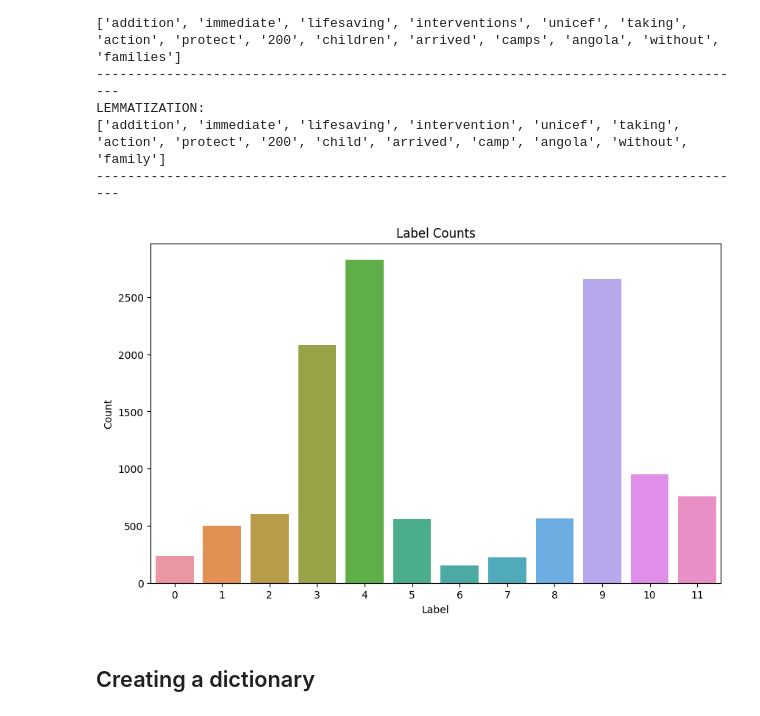
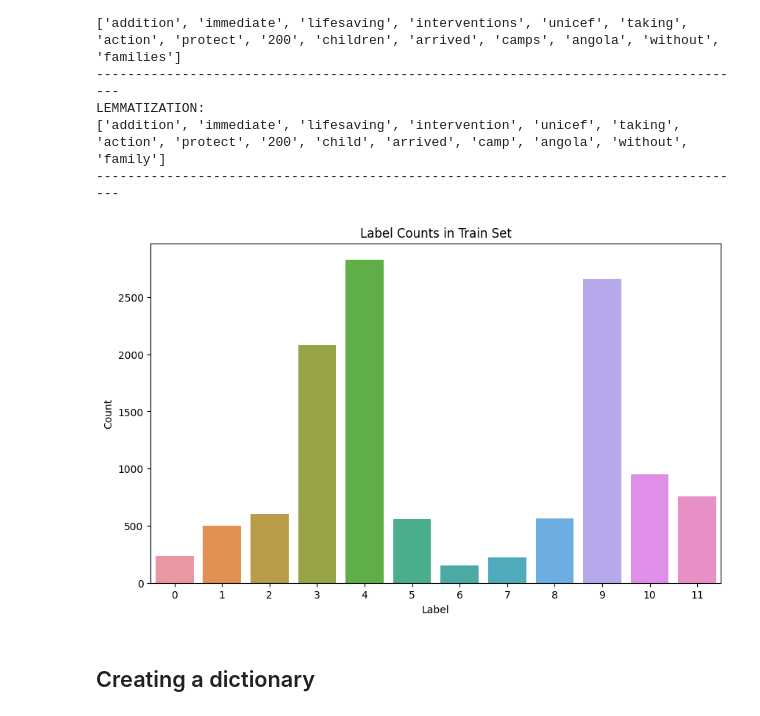
Before and after one commit to borosabel/NLP, a Jupyter notebook: Assignment1.ipynb, the cells around one changed output. Saved outputs shown, nothing was run; the diff lists cells and outputs as text; code cells hidden in the pictures.

```diff
--- a/Assignment1.ipynb
+++ b/Assignment1.ipynb
@@ -204,12 +204,12 @@ label_counts = label_counts.sort_values(by='label', ascending=True)
 # %%
 plt.figure(figsize=(10, 6))  # Adjust the figure size as needed
 sns.barplot(x='label', y='count', data=label_counts)
 plt.xlabel('Label')
 plt.ylabel('Count')
-plt.title('Label Counts')
+plt.title('Label Counts in Train Set')
 plt.show()
 # %% [output]
-[figure, old version]
+[figure, new version]
 # %% [markdown]
 <h2>Creating a dictionary</h2>
 # %%
```
Also changed, not shown: parts of 11 cells of this notebook.
